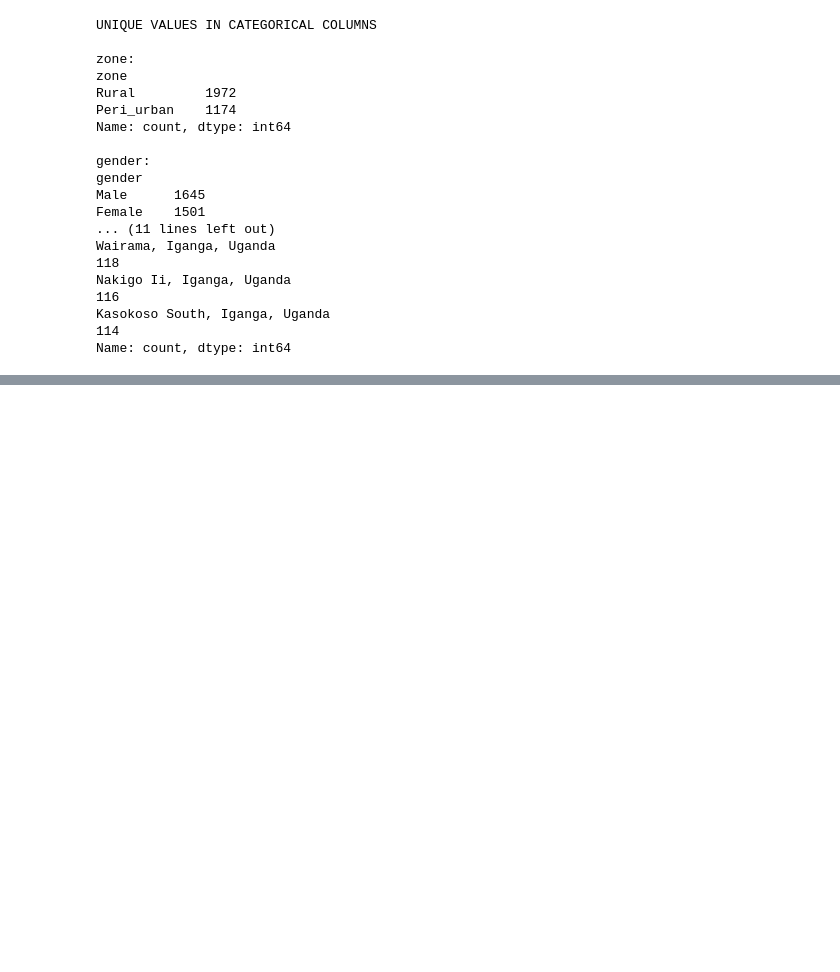
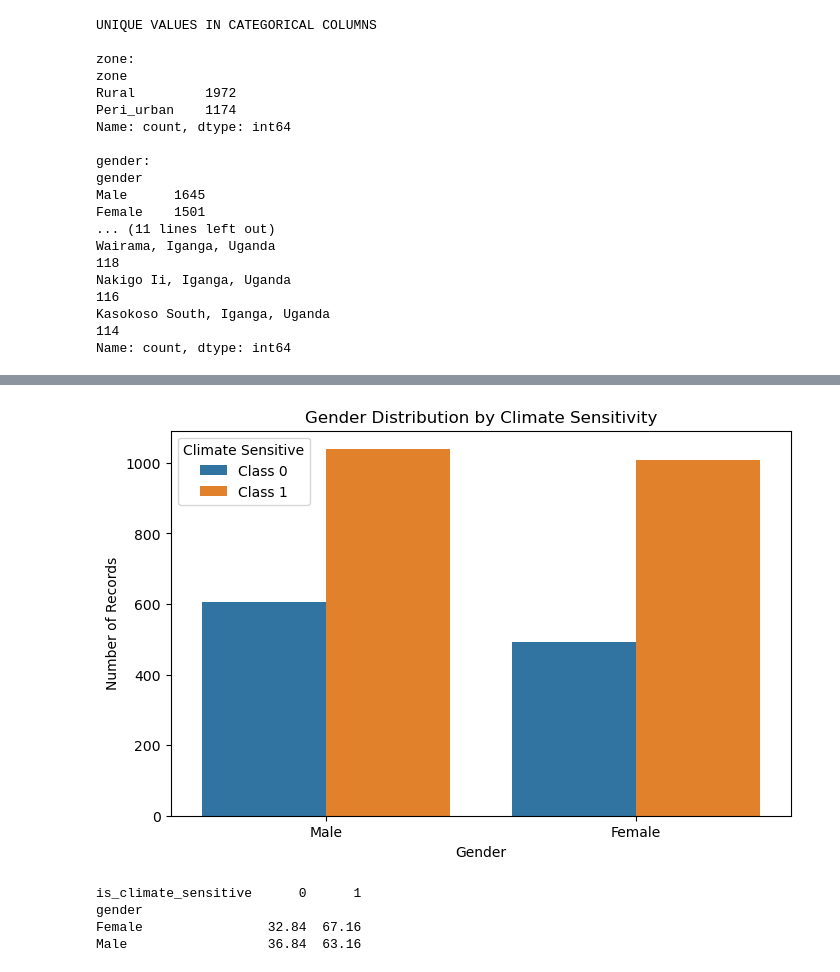
Before and after one commit to samad-source/climate_health_prediction, a Jupyter notebook: notebook/climate_features.ipynb, the cells around one changed output, grey strips where cells are left out. Drawn from its saved outputs; the diff is of its cells as text; code cells hidden in the pictures; blank space fills up the shorter version.

```diff
--- a/notebook/climate_features.ipynb
+++ b/notebook/climate_features.ipynb
@@ -374,0 +438,34 @@ Latest date: 2022-12-13 00:00:00
+# %%
+plt.figure(figsize=(8, 5))
+
+sns.countplot(
+    data=train_merged,
+    x="gender",
+    hue="is_climate_sensitive"
+)
+
+plt.title("Gender Distribution by Climate Sensitivity")
+plt.xlabel("Gender")
+plt.ylabel("Number of Records")
+
+plt.legend(
+    title="Climate Sensitive",
+    labels=["Class 0", "Class 1"]
+)
+
+plt.show()
+# %% [output]
+[figure, added]
+# %%
+gender_percentage = pd.crosstab(
+    train_merged["gender"],
+    train_merged["is_climate_sensitive"],
+    normalize="index"
+) * 100
+
+print(gender_percentage.round(2))
+# %% [output]
+is_climate_sensitive      0      1
+gender
+Female                32.84  67.16
+Male                  36.84  63.16
```
Also changed, not shown: parts of 4 cells of this notebook.
